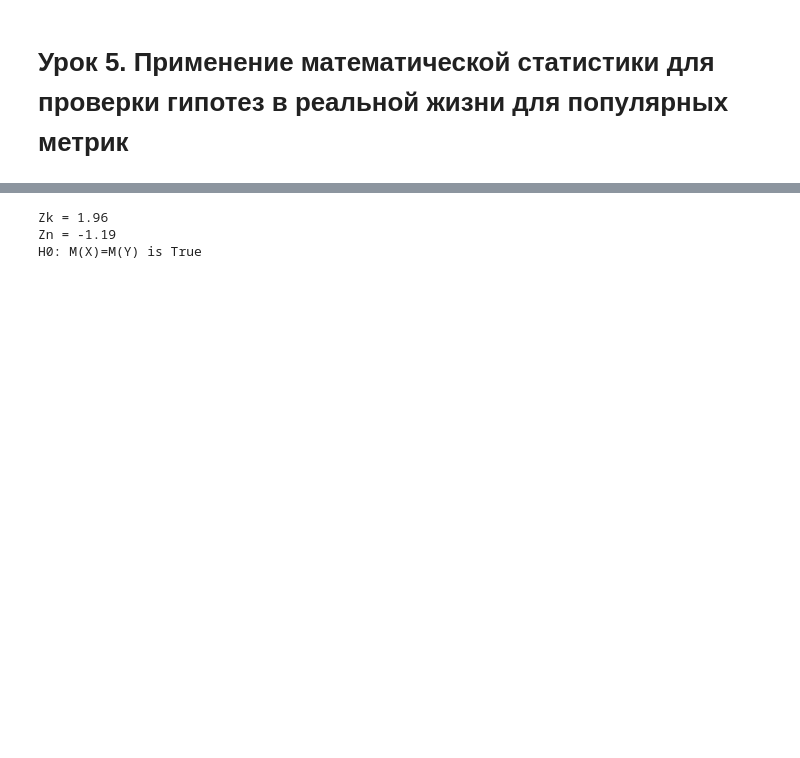
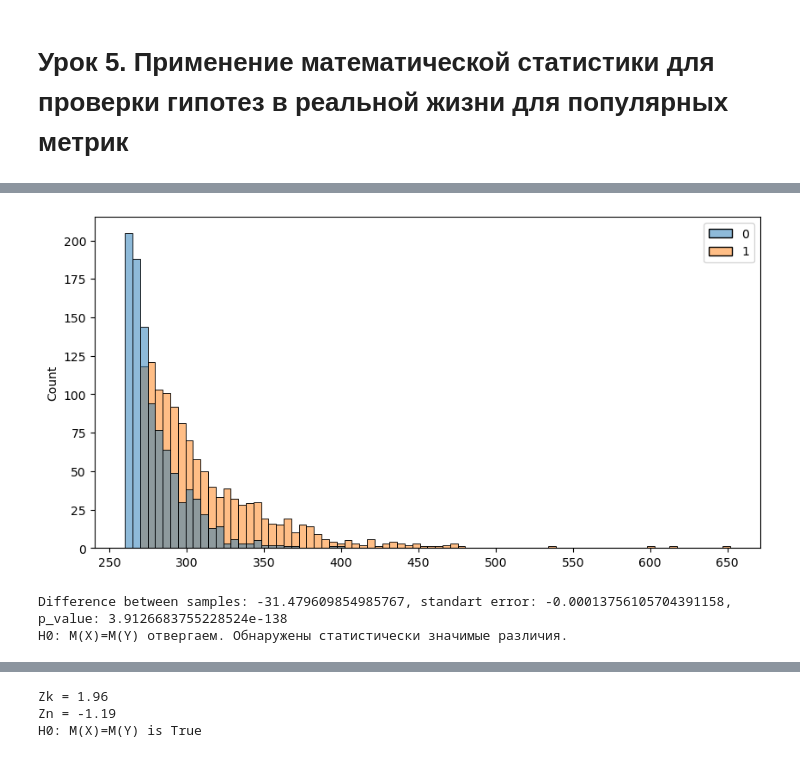
Before and after one commit to TanXmas/gb_StudyCourse_AB-testing, a Jupyter notebook: Lesson05/S05.ipynb, the cells around one changed output, grey strips where cells are left out. Drawn from its saved outputs; the diff is of its cells as text; code cells hidden in the pictures; blank space fills up the shorter version.

```diff
--- a/Lesson05/S05.ipynb
+++ b/Lesson05/S05.ipynb
@@ -39,0 +110,20 @@ H0: M(X)=M(Y) is False
+# %%
+plt.figure(figsize=(10, 5))
+sns.histplot([X,Y], bins=80);
+# %% [output]
+[figure, added]
+# %%
+# Считаем статистику по выборкам
+mwvalue, pvalue = stats.mannwhitneyu(X, Y)
+
+md = X.mean() - Y.mean()
+se = md / mwvalue
+
+print(f"Difference between samples: {md}, standart error: {se}, p_value: {pvalue}")
+if pvalue < .05:
+    print(f'H0: M(X)=M(Y) отвергаем. Обнаружены статистически значимые различия.')
+else:
+    print(f'H: M(X)=M(Y) принимает. Статистически значимых различий не обнаружено.')
+# %% [output]
+Difference between samples: -31.479609854985767, standart error: -0.00013756105704391158, p_value: 3.9126683755228524e-138
+H0: M(X)=M(Y) отвергаем. Обнаружены статистически значимые различия.
```
Also changed, not shown: parts of 35 cells of this notebook, 1 other file.
